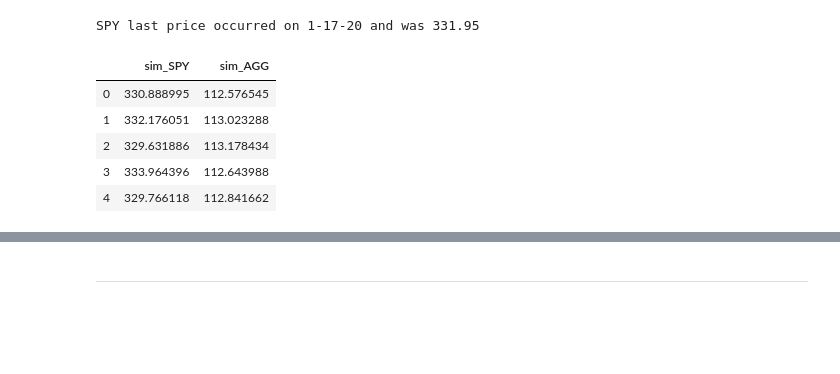
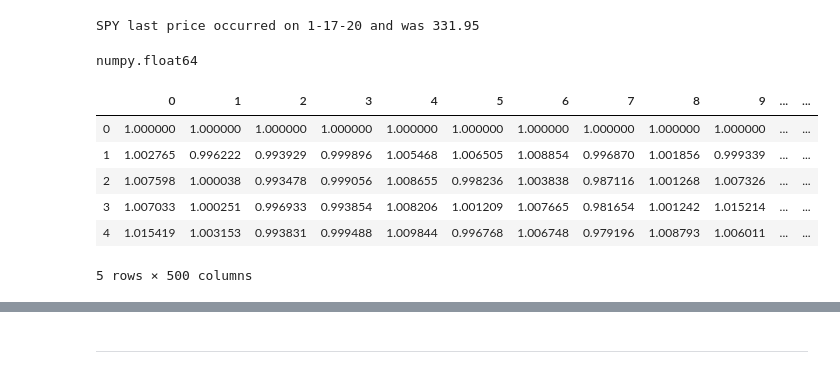
Before and after one commit to exposuretherapy/Learning-APIs, a Jupyter notebook: portfolio_planner.ipynb, the cells around one changed output, grey strips where cells are left out. Drawn from its saved outputs; the diff is of its cells as text; code cells hidden in the pictures; blank space fills up the shorter version.

```diff
--- a/portfolio_planner.ipynb
+++ b/portfolio_planner.ipynb
@@ -45,7 +45,6 @@ closing_prices_csv.drop(columns=['open','high','low','volume','open.1','high.1',
 closing_prices_csv.rename(columns={'Unnamed: 0':'Date','close':'SPY','close.1':'AGG'},inplace=True)
 closing_prices_csv.drop([0], axis=0, inplace=True)
 closing_prices_csv.set_index(['Date'],inplace=True)
-closing_prices_csv.sort_index(ascending=False,inplace=True)
 closing_prices_csv.head()
 # %% [output]
 |  | SPY | AGG |
@@ -95,7 +94,7 @@ AGG    0.002086
 dtype: float64
 # %%
 # Save the last day's closing price
-last_price = closing_prices_csv.iloc[0]
+last_price = closing_prices_csv.iloc[-1]
 last_price
 # %% [output]
 SPY    331.95
@@ -121,19 +119,44 @@ monte_carlo = pd.DataFrame()
+# %%
+simulated_SPY=last_price.iloc[0][-1]
+type(simulated_SPY)
+# %% [output]
+numpy.float64
 # %%
 # Run the Monte Carlo Simulation
-simulated_prices=last_price
-simulated_SPY=[]
-simulated_AGG=[]
+simulated_prices=pd.DataFrame({'sim_SPY':[],'sim_AGG':[]})
+portfolio_cum_returns=pd.DataFrame()
+
 for x in range(number_simulations):
-    simulated_SPY_price=simulated_prices.iloc[0][-1]*(1+np.random.normal(avg_daily_return[0],std_dev_daily_returns[0]))
-    simulated_AGG_price=simulated_prices.iloc[1][-1]*(1+np.random.normal(avg_daily_return[1],std_dev_daily_returns[1]))
-    simulated_SPY.append(simulated_SPY_price)
-    simulated_AGG.append(simulated_AGG_price)
-simulated_prices=pd.DataFrame({'sim_SPY':simulated_SPY,'sim_AGG':simulated_AGG})
-simulated_prices.head()
+
+
+    simulated_SPY=[last_price.iloc[0][-1]]
+    simulated_AGG=[last_price.iloc[1][-1]]
+
+
+    for i in range(number_records):
+        simulated_SPY_price=simulated_SPY[-1]*(1+np.random.normal(avg_daily_return[0],std_dev_daily_returns[0]))
+        simulated_AGG_price=simulated_AGG[-1]*(1+np.random.normal(avg_daily_return[1],std_dev_daily_returns[1]))
+
+        simulated_SPY.append(simulated_SPY_price)
+        simulated_AGG.append(simulated_AGG_price)
+
+    simulated_prices["sim_SPY"] = pd.Series(simulated_SPY)
+    simulated_prices['sim_AGG'] = pd.Series(simulated_AGG)
+
+    simulated_daily_returns = simulated_prices.pct_change()
+
+    weights = [.60,.40]
+
+    portfolio_daily_returns = simulated_daily_returns.dot(weights)
+
+    portfolio_cum_returns[x] = (1+portfolio_daily_returns.fillna(0)).cumprod()
+
+portfolio_cum_returns.head()
 # %% [output]
-|  | sim_SPY | sim_AGG |
-| 0 | 330.888995 | 112.576545 |
-| 1 | 332.176051 | 113.023288 |
-| 2 | 329.631886 | 113.178434 |
-| 3 | 333.964396 | 112.643988 |
-| 4 | 329.766118 | 112.841662 |
+|  | 0 | 1 | 2 | 3 | 4 | 5 | 6 | 7 | 8 | 9 | ... | ... |
+| 0 | 1.000000 | 1.000000 | 1.000000 | 1.000000 | 1.000000 | 1.000000 | 1.000000 | 1.000000 | 1.000000 | 1.000000 | ... | ... |
+| 1 | 1.002765 | 0.996222 | 0.993929 | 0.999896 | 1.005468 | 1.006505 | 1.008854 | 0.996870 | 1.001856 | 0.999339 | ... | ... |
+| 2 | 1.007598 | 1.000038 | 0.993478 | 0.999056 | 1.008655 | 0.998236 | 1.003838 | 0.987116 | 1.001268 | 1.007326 | ... | ... |
+| 3 | 1.007033 | 1.000251 | 0.996933 | 0.993854 | 1.008206 | 1.001209 | 1.007665 | 0.981654 | 1.001242 | 1.015214 | ... | ... |
+| 4 | 1.015419 | 1.003153 | 0.993831 | 0.999488 | 1.009844 | 0.996768 | 1.006748 | 0.979196 | 1.008793 | 1.006011 | ... | ... |
+5 rows × 500 columns
```
Also changed, not shown: parts of 12 cells of this notebook.
